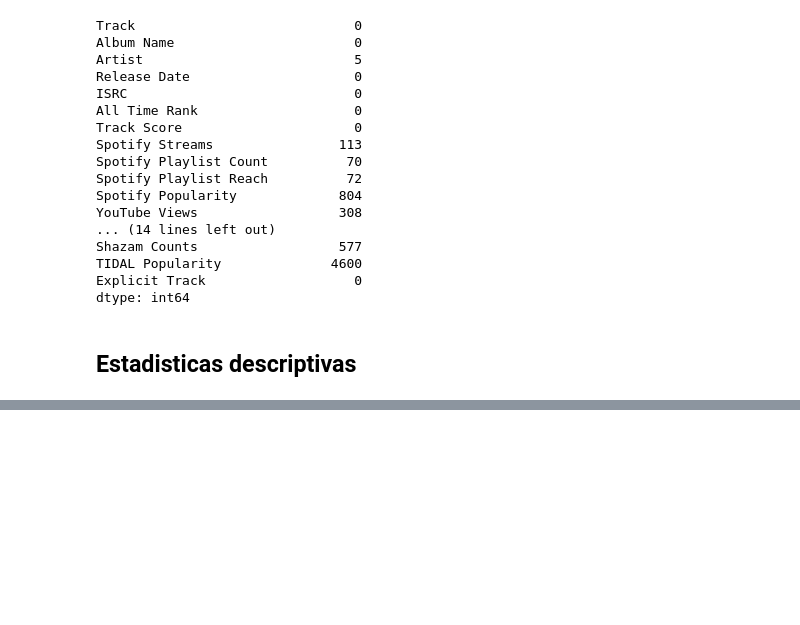
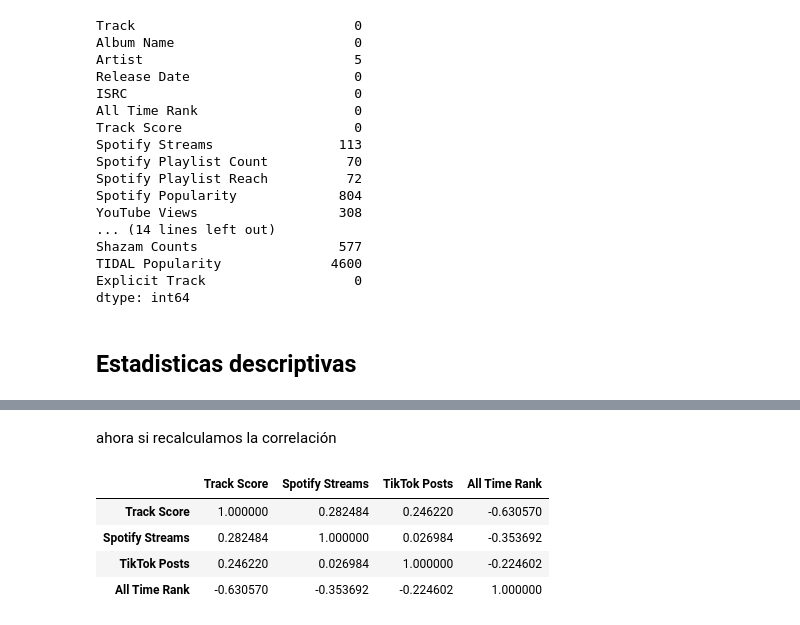
Before and after one commit to JoaquinCampos22155/machine_learning_T1, a Jupyter notebook: machinetarea1.ipynb, the cells around one changed output, grey strips where cells are left out. Saved outputs shown, nothing was run; the diff lists cells and outputs as text; code cells hidden in the pictures; blank space fills up the shorter version.

```diff
--- a/machinetarea1.ipynb
+++ b/machinetarea1.ipynb
@@ -115,0 +259,18 @@ df.describe()
+# %%
+print("="*75)
+print("CONVIRTIENDO COLUMNAS A Int64")
+
+for col in columns_to_check:
+
+    df[col] = (
+        df[col]
+        .astype(str)
+        .str.replace(",", "", regex=False)
+    )
+
+    df[col] = pd.to_numeric(
+        df[col],
+        errors="coerce"
+    )
+
+print(df[columns_to_check].dtypes)
@@ -115,0 +313,19 @@ df.describe()
+# %% [markdown]
+ahora si recalculamos la correlación
+# %%
+corr = df_clean[
+    [
+        "Track Score",
+        "Spotify Streams",
+        "TikTok Posts",
+        "All Time Rank"
+    ]
+].corr()
+
+display(corr)
+# %% [output]
+|  | Track Score | Spotify Streams | TikTok Posts | All Time Rank |
+| Track Score | 1.000000 | 0.282484 | 0.246220 | -0.630570 |
+| Spotify Streams | 0.282484 | 1.000000 | 0.026984 | -0.353692 |
+| TikTok Posts | 0.246220 | 0.026984 | 1.000000 | -0.224602 |
+| All Time Rank | -0.630570 | -0.353692 | -0.224602 | 1.000000 |
```
Also changed, not shown: parts of 17 cells of this notebook.
